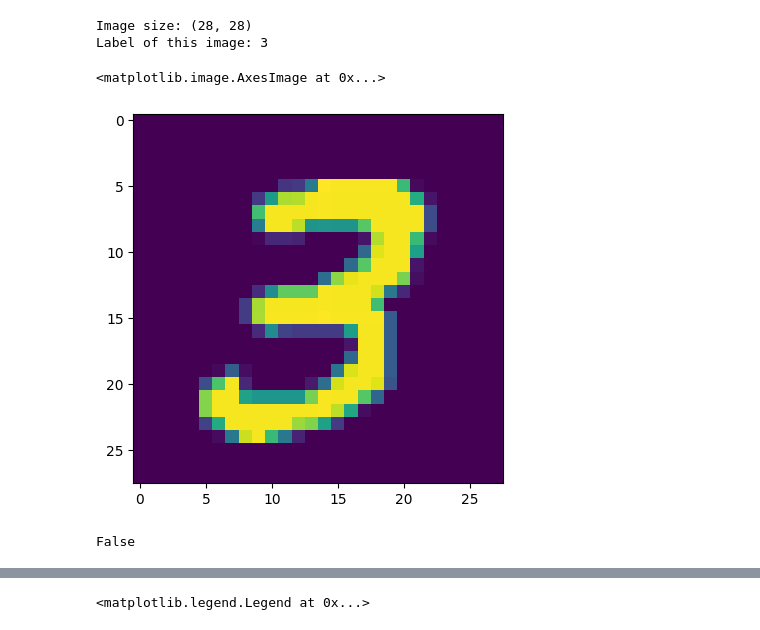
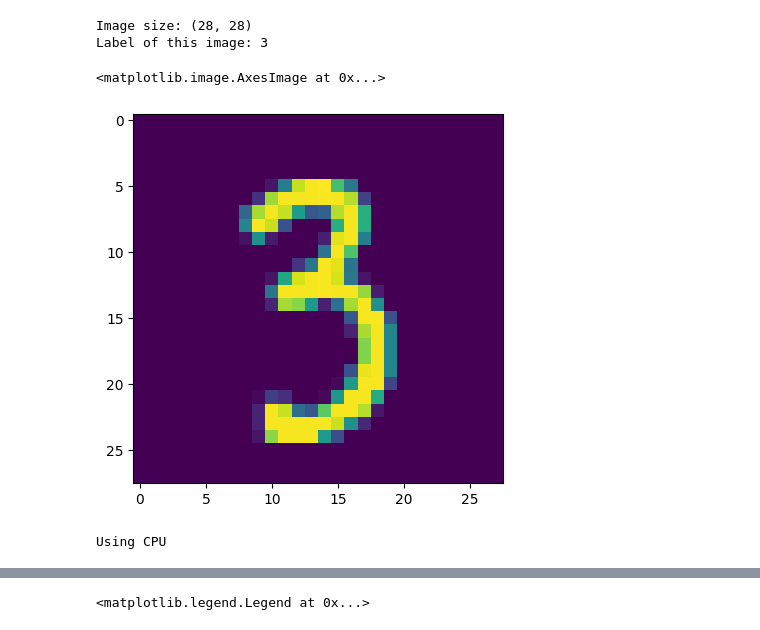
Before and after one commit to JianpanHuang/HKU_DRAD6213, a Jupyter notebook: Lecture4/4_digit_recog_mnist.ipynb, the cells around one changed output, grey strips where cells are left out. Saved outputs shown, nothing was run; the diff lists cells and outputs as text; code cells hidden in the pictures.

```diff
--- a/Lecture4/4_digit_recog_mnist.ipynb
+++ b/Lecture4/4_digit_recog_mnist.ipynb
@@ -95,18 +63,19 @@ test_loder = torch.utils.data.DataLoader(dataset = test_data,
 # %%
 #@title Show the data
 
 images = train_data.data
 labels = train_data.targets
-image = images[7]
-label = labels[7]
+image_inx = 98
+image = images[image_inx]
+label = labels[image_inx]
 print("Image size:",tuple(image.shape))
 print("Label of this image:",label.numpy())
 plt.imshow(image.numpy().squeeze())
 # %% [output]
 Image size: (28, 28)
 Label of this image: 3
 <matplotlib.image.AxesImage at 0x...>
-[figure, old version]
+[figure, new version]
 # %%
 #@title Define model class
 
@@ -129,10 +98,12 @@ class FCNN(nn.Module):
 # %%
 #@title Build the model
 
-net = FCNN(input_size, hidden_size, num_classes)
+model = FCNN(input_size, hidden_size, num_classes)
 if torch.cuda.is_available(): # GPU
-  net.cuda()
-print(torch.cuda.is_available())
+  model.cuda()
+  print("Using GPU (CUDA)")
+else:
+  print("Using CPU")
 # %% [output]
-False
+Using CPU
 # %%
```
Also changed, not shown: parts of 7 cells of this notebook.
